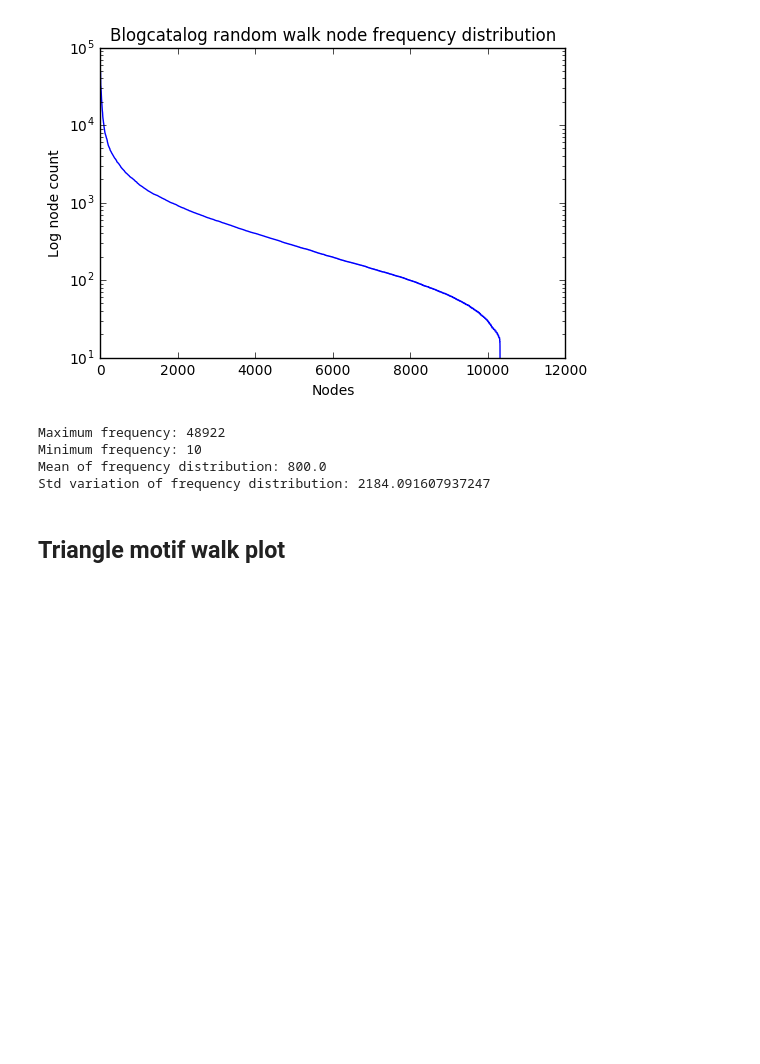
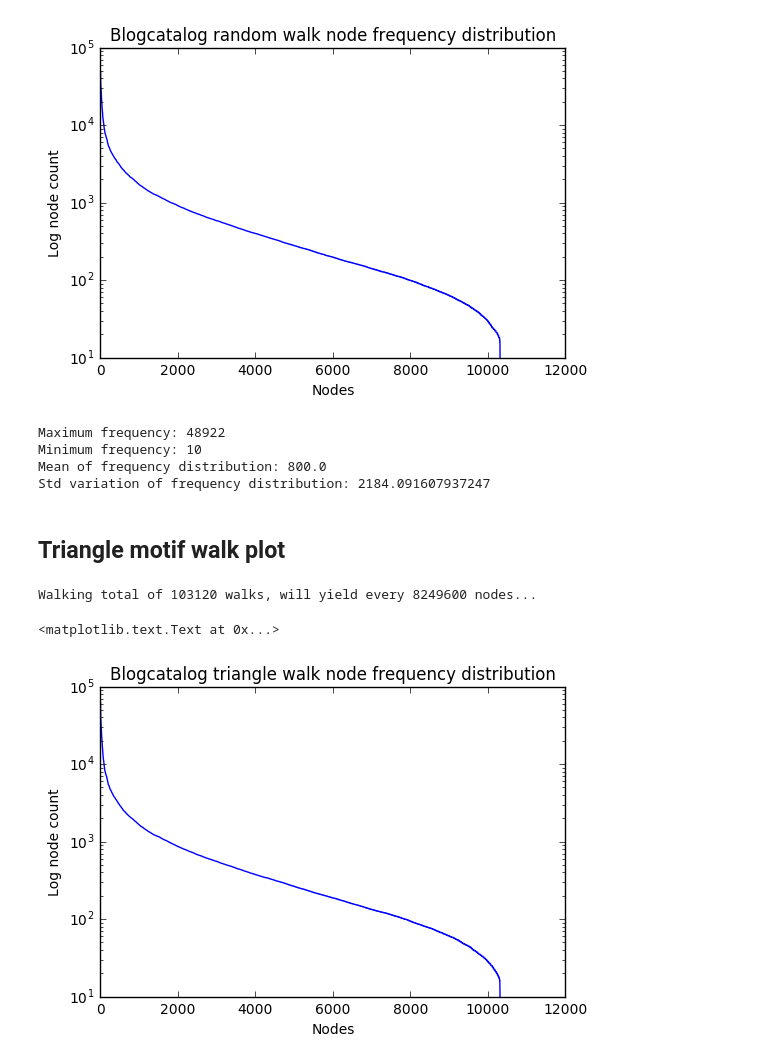
Before and after one commit to gear/motifwalk, a Jupyter notebook: notebooks/Blogcatalog 3 analysis.ipynb, the cells around one changed output. Cells and saved outputs as stored; diff of their text form; code cells hidden in the pictures; blank space fills up the shorter version.

Commit message:
paper draft and blogcatalog context

```diff
--- a/notebooks/Blogcatalog 3 analysis.ipynb
+++ b/notebooks/Blogcatalog 3 analysis.ipynb
@@ -148,7 +148,31 @@ Mean of frequency distribution: 800.0
 Std variation of frequency distribution: 2184.091607937247
 # %%
 with open('../data/blogcatalog.random_context', 'w') as f:
-    for i in bc_context[0].reshape(80, -1):
+    for i in bc_context[0].reshape(-1, 80):
         f.write(' '.join(map(str, i)) + '\n')
 # %% [markdown]
 ## Triangle motif walk plot
+# %%
+import time
+triangle_walker = WalkGenerator(graph=b, constrain=UTriangle())
+# %%
+bc_triangle_context = [i for i in triangle_walker(walk_length=80, num_walk=10)]
+# %% [output]
+Walking total of 103120 walks, will yield every 8249600 nodes...
+# %%
+from collections import defaultdict as dd
+
+triangle_walk_node_freqs = dd(int)
+
+for node in bc_triangle_context[0]:  # random context
+    triangle_walk_node_freqs[node] += 1
+# %%
+triangle_walk_node_hist = sorted(triangle_walk_node_freqs.values(), reverse=True)
+plt.subplot(111)
+plt.semilogy(triangle_walk_node_hist)
+plt.title("Blogcatalog triangle walk node frequency distribution")
+plt.ylabel("Log node count")
+plt.xlabel("Nodes")
+# %% [output]
+<matplotlib.text.Text at 0x...>
+[figure, added]
```
Also changed, not shown: parts of 2 cells of this notebook, 11 other files.
